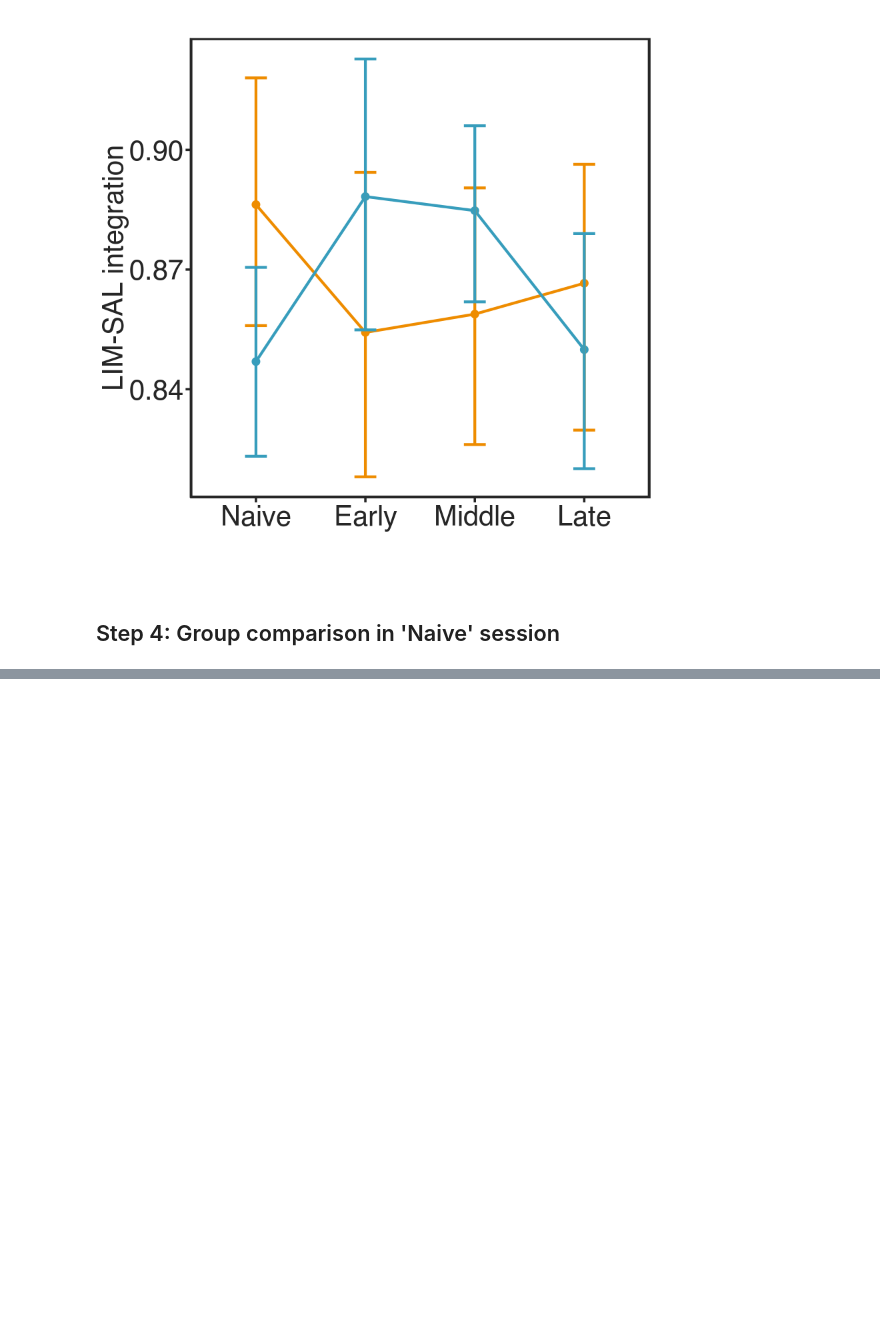
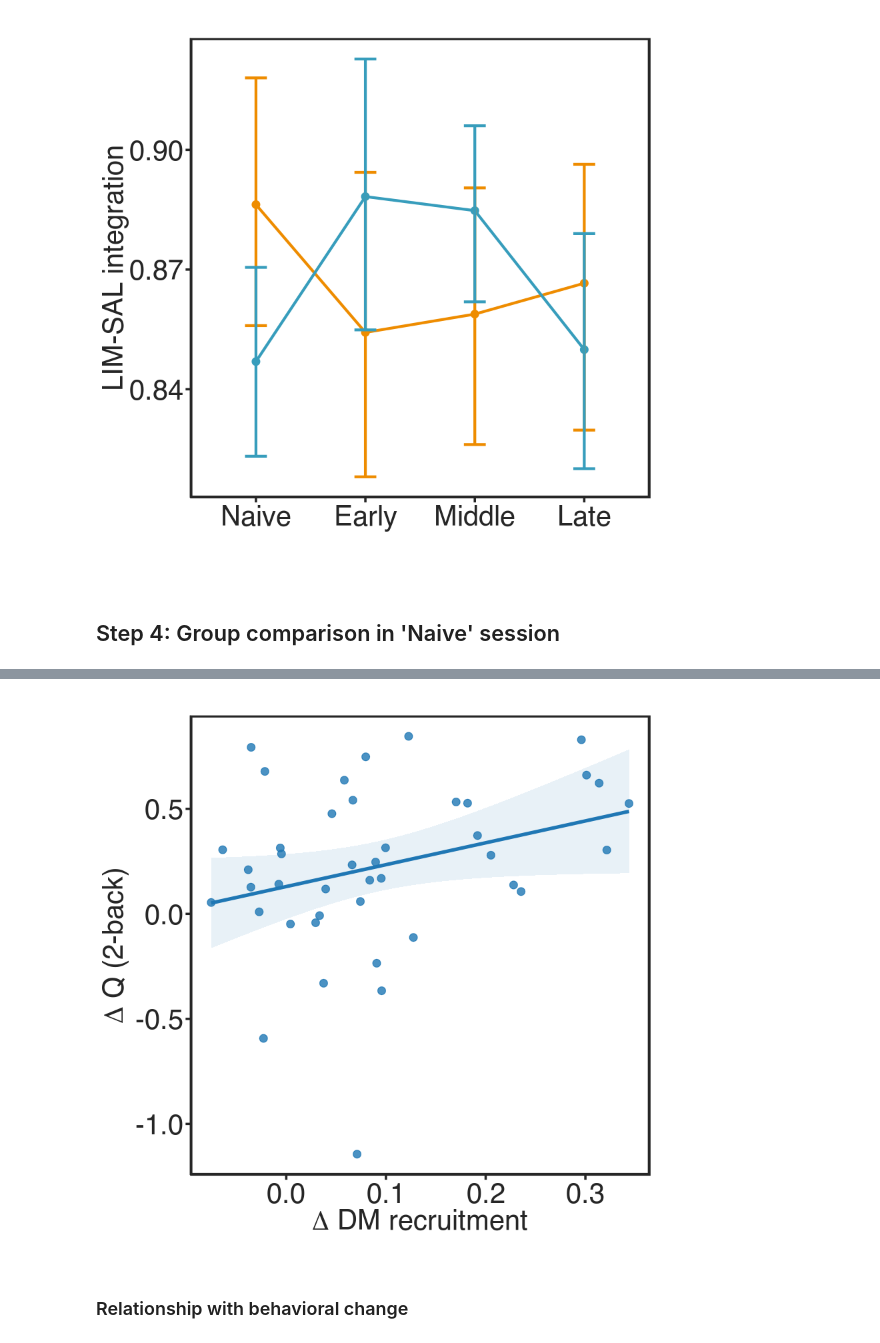
Before and after one commit to kfinc/wm-training-modularity, a Jupyter notebook: 04-dynamic_FC_analyses/05-whole-brain_normalized_recr_integ_stats.ipynb, the cells around one changed output, grey strips where cells are left out. Saved outputs shown, nothing was run; the diff lists cells and outputs as text; code cells hidden in the pictures; blank space fills up the shorter version.

```diff
--- a/04-dynamic_FC_analyses/05-whole-brain_normalized_recr_integ_stats.ipynb
+++ b/04-dynamic_FC_analyses/05-whole-brain_normalized_recr_integ_stats.ipynb
@@ -315,0 +365,19 @@ print(paste("Sum of recruitment/integration differences between groups (p < 0.05
+# %%
+Q <- read_csv('/home/finc/Dropbox/Projects/LearningBrain/Q_beh_diff.csv')
+network1 <- 'DM'
+net = networks_allegiance %>% filter(Network == network1)
+diff = net %>% filter(Session=='Late') %>% select(FP) - net %>% filter(Session=='Naive') %>% select(FP)
+cor.test(diff$FP, Q$Q_norm_1back_change)
+
+
+network1 <- 'DM'
+#Q <- Q  %>% filter(Group=='Experimental')
+net <- networks_allegiance %>% filter(Network == network1) #%>% filter(Group=='Experimental')
+diff <- net %>% filter(Session=='Late') %>%
+        select(DM) -
+        net %>%
+        filter(Session=='Naive') %>%
+        select(DM)
+cor.test(diff$DM, Q$Q_norm_1back_change)
+cor.test(diff$DM, Q$Q_norm_2back_change)
+cor.test(diff$DM, Q$Q_2back_1back_change)
@@ -315,0 +422,17 @@ print(paste("Sum of recruitment/integration differences between groups (p < 0.05
+# %%
+results <- data.frame(cbind(diff$DM, Q$Q_norm_2back_change))
+colnames(results)[1:2] <- c("Recruitment", "Modularity")
+
+p <- results %>% ggplot(aes(Recruitment, Modularity)) +
+    geom_point(size = 3, alpha = 0.8, col = '#1f77b4') +
+    geom_smooth(method='lm', col = '#1f77b4', fill = '#1f77b4', size = 1.5, alpha = 0.1) +
+    theme_training +
+    xlab(expression(Delta*' DM recruitment')) +
+    ylab(expression(Delta*' Q (2-back)'))
+p
+
+ggsave("figures/DM_Q_corr_2back.pdf", plot = p, width = 12, height = 6, dpi = 300)
+# %% [output]
+[figure, added]
+# %% [markdown]
+### Relationship with behavioral change
```
Also changed, not shown: parts of 11 cells of this notebook.
